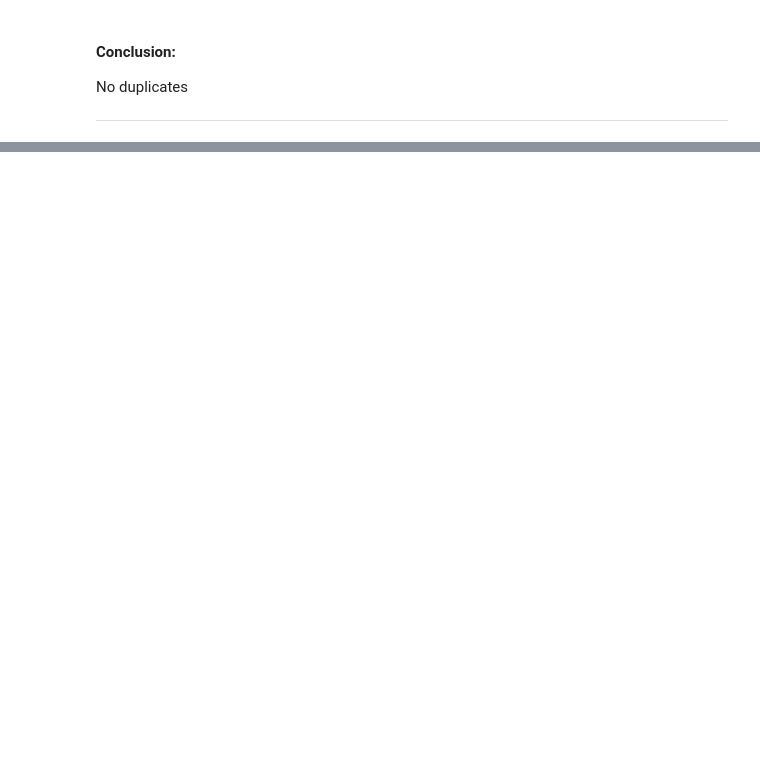
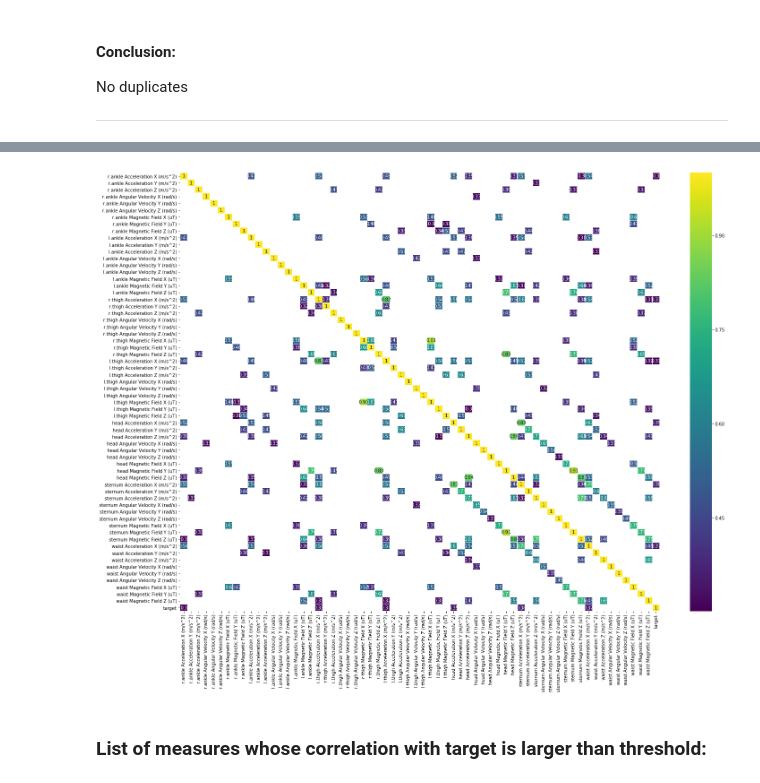
Before and after one commit to mdrmuhaimin/BigData2, a Jupyter notebook: code/exploratory_data_analysis.ipynb, the cells around one changed output, grey strips where cells are left out. Drawn from its saved outputs; the diff is of its cells as text; code cells hidden in the pictures; blank space fills up the shorter version.

```diff
--- a/code/exploratory_data_analysis.ipynb
+++ b/code/exploratory_data_analysis.ipynb
@@ -420,0 +289,16 @@ ax.set_title('{} - Subject {} - {}'.format(trial_type, subject, str.capitalize(s
+# %%
+def plot_correlation_heatmap(df, columns, threshold):
+    df = df[columns].corr()
+    plt.figure(figsize=(24,18))
+    sns.heatmap(df[(df >= threshold)],
+            cmap='viridis', linewidths=0.01, annot=True)
+    return df
+# %%
+threshold_correlation_raw_measures = 0.3
+numerical_columns_raw = list(meta[(meta.body_location != '') & (meta.axis != 'XYZ')].index) + ['target']
+# %%
+df_corr_raw = plot_correlation_heatmap(df, numerical_columns_raw, threshold_correlation_raw_measures)
+# %% [output]
+[figure, added]
+# %% [markdown]
+### List of measures whose correlation with target is larger than threshold:
```
Also changed, not shown: parts of 72 cells of this notebook.
